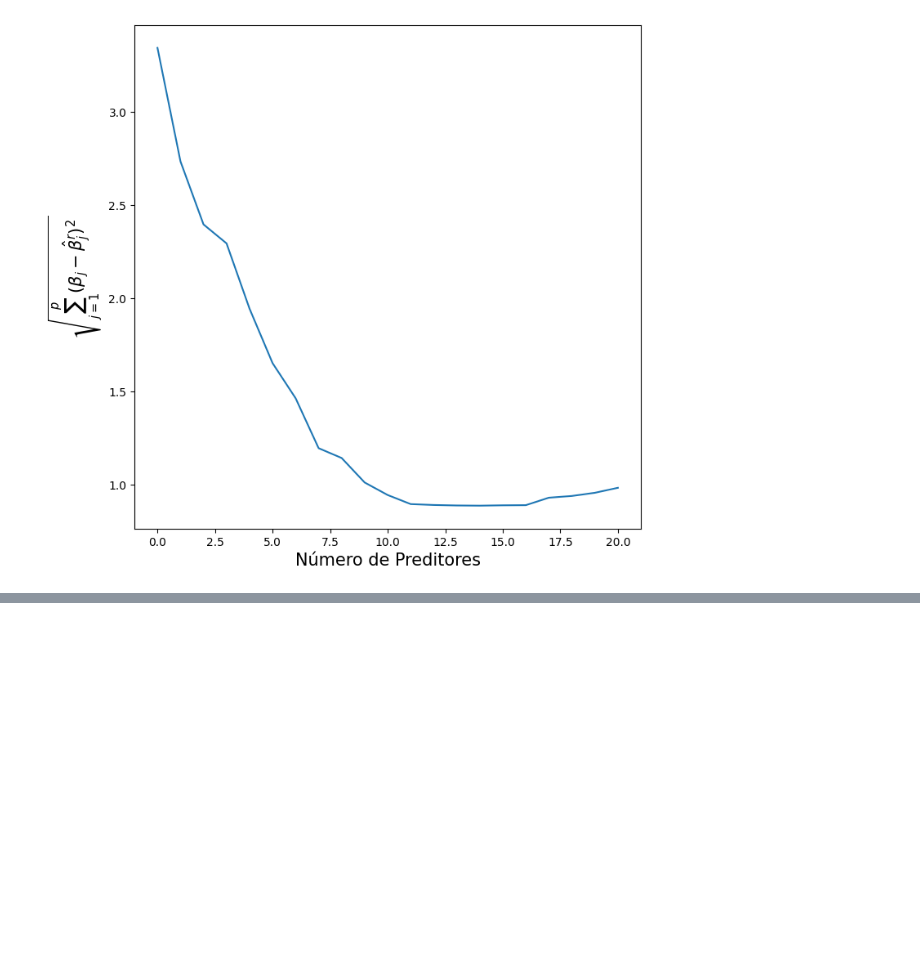
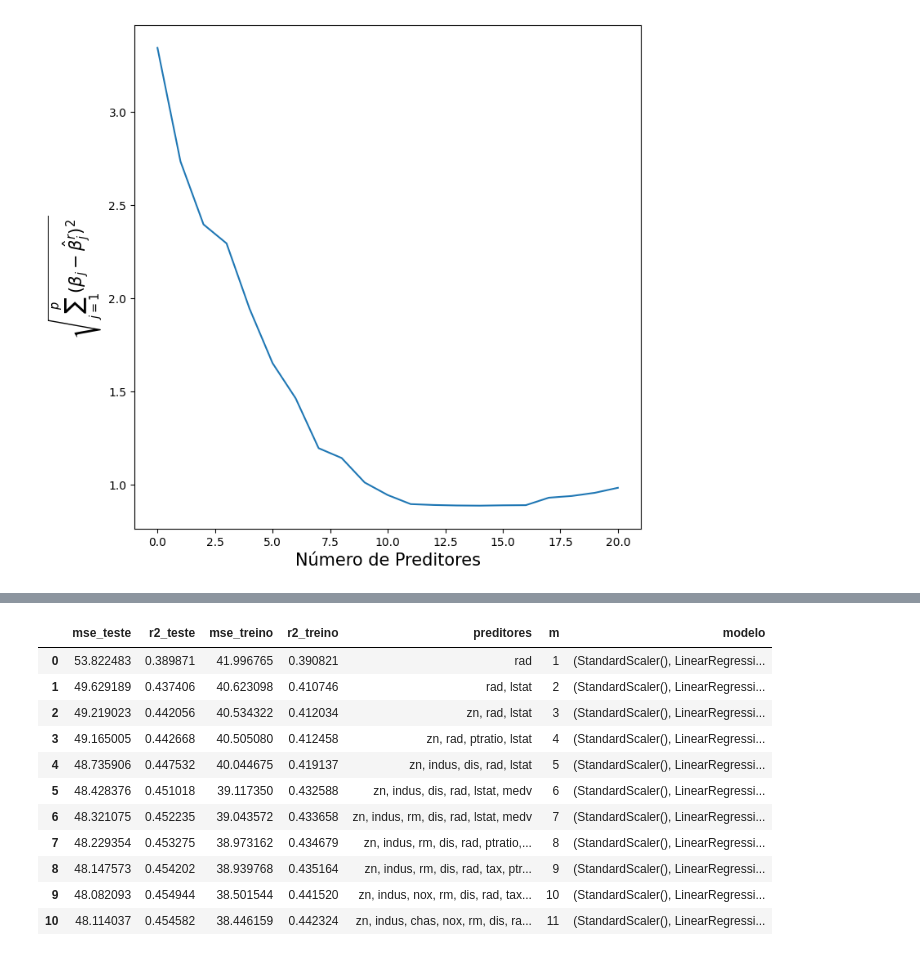
Before and after one commit to oliveira-silva-lucas/ISLP, a Jupyter notebook: Cap_06_Linear_Models_Regularization/Exercises/ex_cap_06.ipynb, the cells around one changed output, grey strips where cells are left out. Saved outputs shown, nothing was run; the diff lists cells and outputs as text; code cells hidden in the pictures; blank space fills up the shorter version.

```diff
--- a/Cap_06_Linear_Models_Regularization/Exercises/ex_cap_06.ipynb
+++ b/Cap_06_Linear_Models_Regularization/Exercises/ex_cap_06.ipynb
@@ -951,0 +976,3 @@ ax.set_ylabel('$\\sqrt{\\sum_{j=1}^{p} (\\beta_j - \\hat\\beta_j^r)^2}$', fontsi
+# %%
+Boston = load_data('Boston')
+Boston.info()
@@ -951,0 +1000,4 @@ ax.set_ylabel('$\\sqrt{\\sum_{j=1}^{p} (\\beta_j - \\hat\\beta_j^r)^2}$', fontsi
+# %%
+X = Boston.drop(columns=['crim'])
+y = Boston['crim']
+X_treino, X_teste, y_treino, y_teste = train_test_split(X, y, random_state=42)
@@ -951,0 +1192,12 @@ ax.set_ylabel('$\\sqrt{\\sum_{j=1}^{p} (\\beta_j - \\hat\\beta_j^r)^2}$', fontsi
+# %%
+pipe_pls = Pipeline([
+    ('scaler', StandardScaler()),
+    ('pls', PLSRegression(n_components=2))
+])
+
+param_grid_pls = {'pls__n_components':range(1,len(X_treino.columns)-1)}
+
+grid_pls = GridSearchCV(estimator=pipe_pls, param_grid=param_grid_pls, cv=5)
+grid_pls.fit(X_treino, y_treino)
+melhor_pls = grid_pls.best_estimator_
+grid_pls.best_params_
@@ -951,0 +1244,55 @@ ax.set_ylabel('$\\sqrt{\\sum_{j=1}^{p} (\\beta_j - \\hat\\beta_j^r)^2}$', fontsi
+# %%
+from itertools import combinations
+from sklearn.metrics import r2_score
+
+def encontrar_melhor_modelo_subset(X_treino, y_treino, X_teste, y_teste, m=1, intercepto=False):
+    mse_melhor_subset = np.inf
+    info_melhor_modelo = None
+    for combinacao  in combinations(X.columns,m):
+        preditores = list(combinacao)
+        pipe = Pipeline([
+            ('scaler', StandardScaler()),
+            ('linear', LinearRegression(fit_intercept=intercepto))
+        ])
+        pipe.fit(X_treino[preditores], y_treino)
+
+        predicao_modelo_subset = pipe.predict(X_teste[preditores])
+        predicao_modelo_subset_treino = pipe.predict(X_treino[preditores])
+        mse_modelo_subset_treino = mean_squared_error(y_treino, predicao_modelo_subset_treino)
+        r2_modelo_subset_treino = r2_score(y_treino, predicao_modelo_subset_treino)
+        mse_modelo_subset = mean_squared_error(y_teste, predicao_modelo_subset)
+        r2_modelo_subset = r2_score(y_teste, predicao_modelo_subset)
+
+        if mse_modelo_subset < mse_melhor_subset:
+            mse_melhor_subset = mse_modelo_subset
+            info_melhor_modelo = {
+                "mse_teste": mse_modelo_subset,
+                "r2_teste": r2_modelo_subset,
+                "mse_treino": mse_modelo_subset_treino,
+                "r2_treino": r2_modelo_subset_treino,
+                "preditores":", ".join(preditores),
+                "m":len(preditores),
+                "modelo": pipe
+            }
+
+    return info_melhor_modelo
+
+lista_subset = []
+for i in range(1, len(X_teste.columns)):
+    lista_subset.append(encontrar_melhor_modelo_subset(X_treino, y_treino, X_teste, y_teste, i, True))
+
+best_subset = pd.DataFrame(lista_subset)
+best_subset
+# %% [output]
+|  | mse_teste | r2_teste | mse_treino | r2_treino | preditores | m | modelo |
+| 0 | 53.822483 | 0.389871 | 41.996765 | 0.390821 | rad | 1 | (StandardScaler(), LinearRegressi... |
+| 1 | 49.629189 | 0.437406 | 40.623098 | 0.410746 | rad, lstat | 2 | (StandardScaler(), LinearRegressi... |
+| 2 | 49.219023 | 0.442056 | 40.534322 | 0.412034 | zn, rad, lstat | 3 | (StandardScaler(), LinearRegressi... |
+| 3 | 49.165005 | 0.442668 | 40.505080 | 0.412458 | zn, rad, ptratio, lstat | 4 | (StandardScaler(), LinearRegressi... |
+| 4 | 48.735906 | 0.447532 | 40.044675 | 0.419137 | zn, indus, dis, rad, lstat | 5 | (StandardScaler(), LinearRegressi... |
+| 5 | 48.428376 | 0.451018 | 39.117350 | 0.432588 | zn, indus, dis, rad, lstat, medv | 6 | (StandardScaler(), LinearRegressi... |
+| 6 | 48.321075 | 0.452235 | 39.043572 | 0.433658 | zn, indus, rm, dis, rad, lstat, medv | 7 | (StandardScaler(), LinearRegressi... |
+| 7 | 48.229354 | 0.453275 | 38.973162 | 0.434679 | zn, indus, rm, dis, rad, ptratio,... | 8 | (StandardScaler(), LinearRegressi... |
+| 8 | 48.147573 | 0.454202 | 38.939768 | 0.435164 | zn, indus, rm, dis, rad, tax, ptr... | 9 | (StandardScaler(), LinearRegressi... |
+| 9 | 48.082093 | 0.454944 | 38.501544 | 0.441520 | zn, indus, nox, rm, dis, rad, tax... | 10 | (StandardScaler(), LinearRegressi... |
+| 10 | 48.114037 | 0.454582 | 38.446159 | 0.442324 | zn, indus, chas, nox, rm, dis, ra... | 11 | (StandardScaler(), LinearRegressi... |
```
Also changed, not shown: parts of 22 cells of this notebook.
